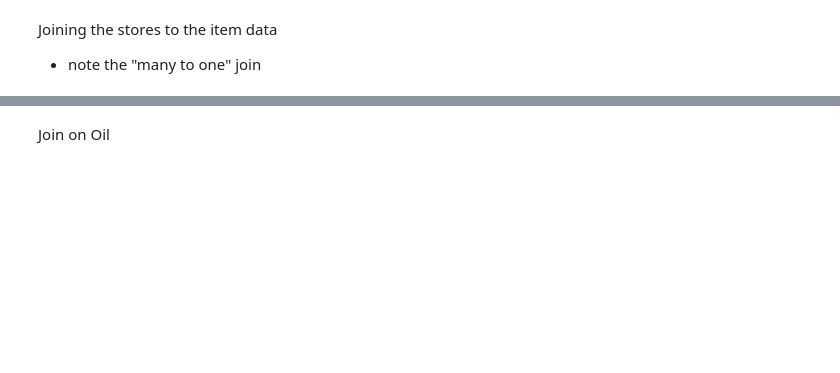
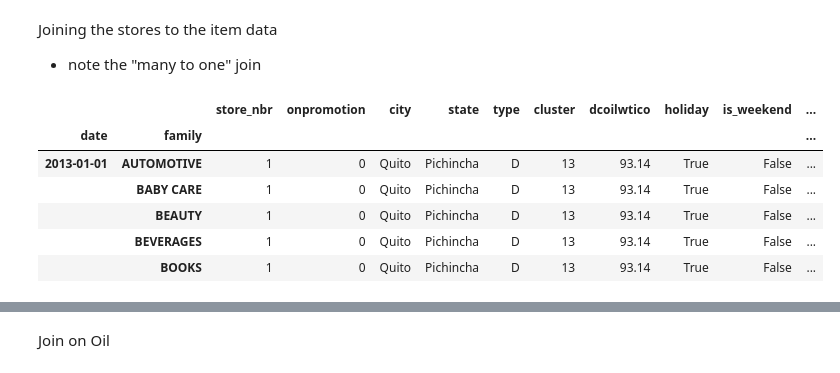
Before and after one commit to ajn123/Machine-Learning, a Jupyter notebook: EcuadorTimeSeries.ipynb, the cells around one changed output, grey strips where cells are left out. Saved outputs shown, nothing was run; the diff lists cells and outputs as text; code cells hidden in the pictures; blank space fills up the shorter version.

```diff
--- a/EcuadorTimeSeries.ipynb
+++ b/EcuadorTimeSeries.ipynb
@@ -39,0 +156,39 @@ oil
+# %%
+from sklearn.pipeline import make_pipeline
+from sklearn.compose import make_column_selector, make_column_transformer
+from sklearn.pipeline import FunctionTransformer
+
+import sklearn
+
+sklearn.set_config(transform_output="pandas")
+
+pipeline = make_pipeline(FunctionTransformer(merge_everything))
+
+colmuns = make_column_transformer(
+    (pipeline, make_column_selector(dtype_include=[np.generic])),remainder="drop", verbose_feature_names_out=False
+)
+
+final_pipeline = make_pipeline(colmuns)
+
+new_train = final_pipeline.fit_transform(train)
+
+def create_pipeline(estimator):
+    pipeline = make_pipeline(FunctionTransformer(merge_everything))
+
+    colmuns = make_column_transformer(
+        (pipeline, make_column_selector(dtype_include=[np.generic])), remainder="drop", verbose_feature_names_out=False
+    )
+
+    final_pipeline = make_pipeline(colmuns, estimator)
+
+    return final_pipeline
+
+new_train.head()
+# %% [output]
+|  |  | store_nbr | onpromotion | city | state | type | cluster | dcoilwtico | holiday | is_weekend | ... |
+| date | family |  |  |  |  |  |  |  |  |  | ... |
+| 2013-01-01 | AUTOMOTIVE | 1 | 0 | Quito | Pichincha | D | 13 | 93.14 | True | False | ... |
+|  | BABY CARE | 1 | 0 | Quito | Pichincha | D | 13 | 93.14 | True | False | ... |
+|  | BEAUTY | 1 | 0 | Quito | Pichincha | D | 13 | 93.14 | True | False | ... |
+|  | BEVERAGES | 1 | 0 | Quito | Pichincha | D | 13 | 93.14 | True | False | ... |
+|  | BOOKS | 1 | 0 | Quito | Pichincha | D | 13 | 93.14 | True | False | ... |
```
Also changed, not shown: parts of 31 cells of this notebook, 18 other files.
